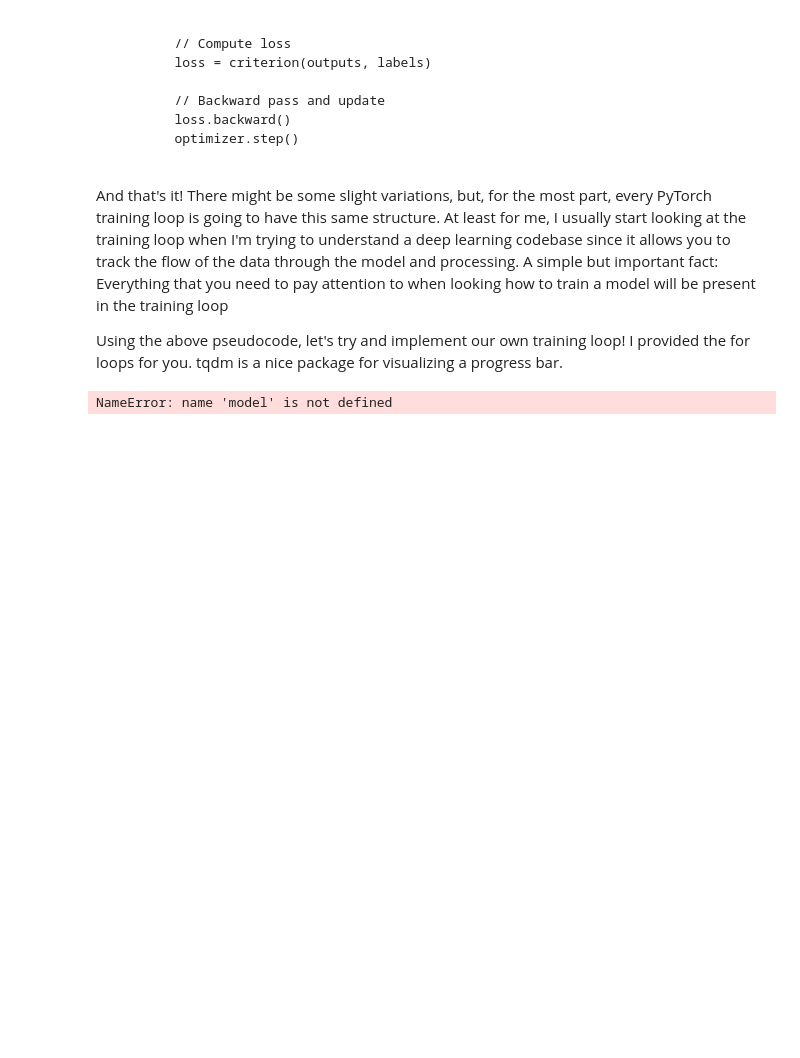
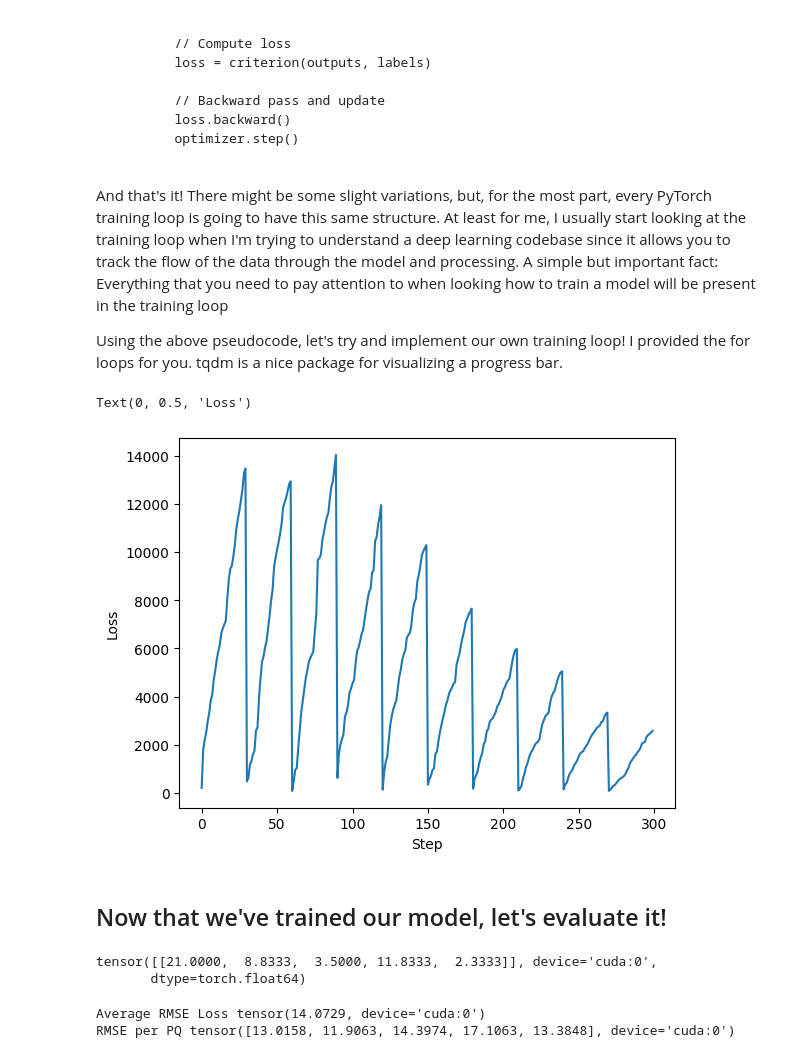
Before and after one commit to Berkeley-Speech-Group/audio_ml_workshop_2023, a Jupyter notebook: notebooks/11_deep_hubert_prediction.ipynb, the cells around one changed output. Drawn from its saved outputs; the diff is of its cells as text; code cells hidden in the pictures; blank space fills up the shorter version.

```diff
--- a/notebooks/11_deep_hubert_prediction.ipynb
+++ b/notebooks/11_deep_hubert_prediction.ipynb
@@ -331,6 +331,14 @@ for epoch in range(0, epochs):
             epoch = epoch + i / len(data_loader)
         )
 
-        avg_losses.append(avg_loss)
+        avg_losses.append(avg_loss / avg_loss_step)
-# %% [output]
-NameError: name 'model' is not defined
+# %%
+# Quick Plot of the Losses!
+sns.lineplot(avg_losses)
+plt.xlabel("Step")
+plt.ylabel("Loss")
+# %% [output]
+Text(0, 0.5, 'Loss')
+[figure, added]
+# %% [markdown]
+## Now that we've trained our model, let's evaluate it!
@@ -336,0 +350,31 @@ NameError: name 'model' is not defined
+# %%
+labels
+# %% [output]
+tensor([[21.0000,  8.8333,  3.5000, 11.8333,  2.3333]], device='cuda:0',
+       dtype=torch.float64)
+# %%
+# Put model into eval mode
+model.eval()
+
+losses = torch.zeros((len(val_data_loader), 5)).to(device)
+with torch.no_grad():
+    for i, (waves, labels) in enumerate(val_data_loader):
+
+
+        inputs = process_wavform(waves.to(device), hubert_model).to(device).float()
+
+        # If doing a batch_size = 1, might have to unsqueeze
+        inputs = inputs.unsqueeze(0)
+
+        labels = labels.to(device)
+
+        outputs = model(inputs).float()
+
+        # Append the squares
+        losses[i,:] = (labels - outputs)**2
+
+print("Average RMSE Loss %s" % torch.sqrt(losses.mean()))
+print("RMSE per PQ %s" % torch.sqrt(losses.mean(axis = 0)))
+# %% [output]
+Average RMSE Loss tensor(14.0729, device='cuda:0')
+RMSE per PQ tensor([13.0158, 11.9063, 14.3974, 17.1063, 13.3848], device='cuda:0')
```
Also changed, not shown: parts of 2 cells of this notebook.
